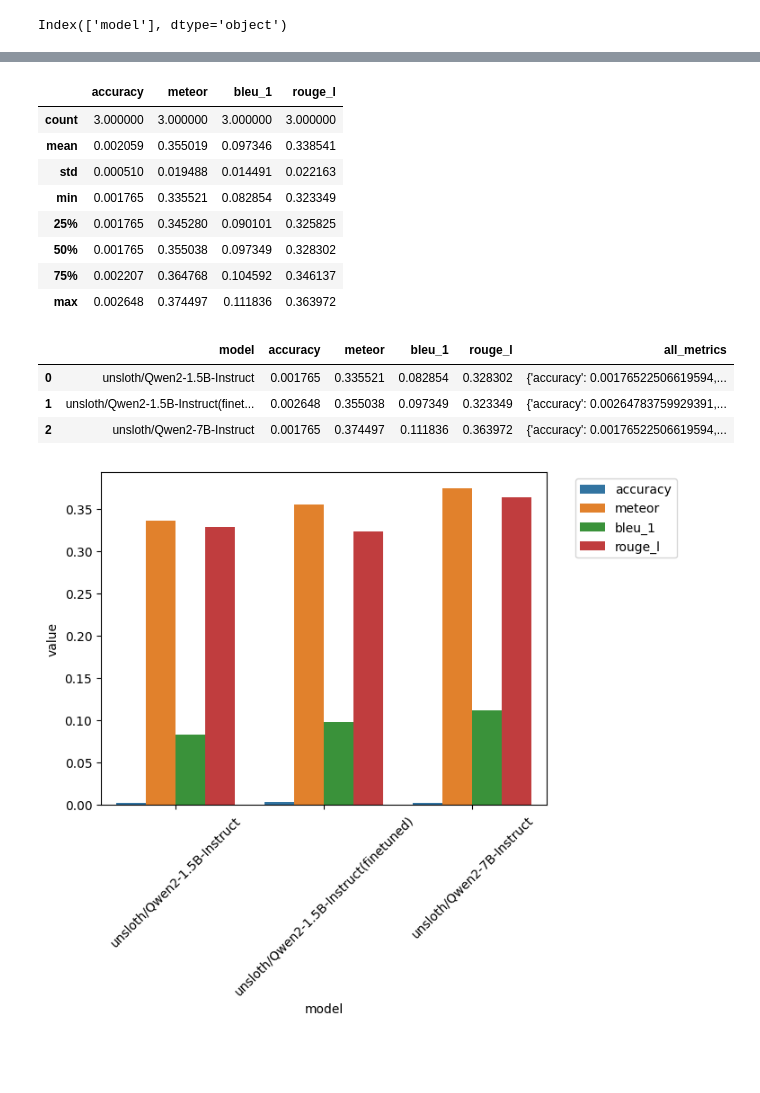
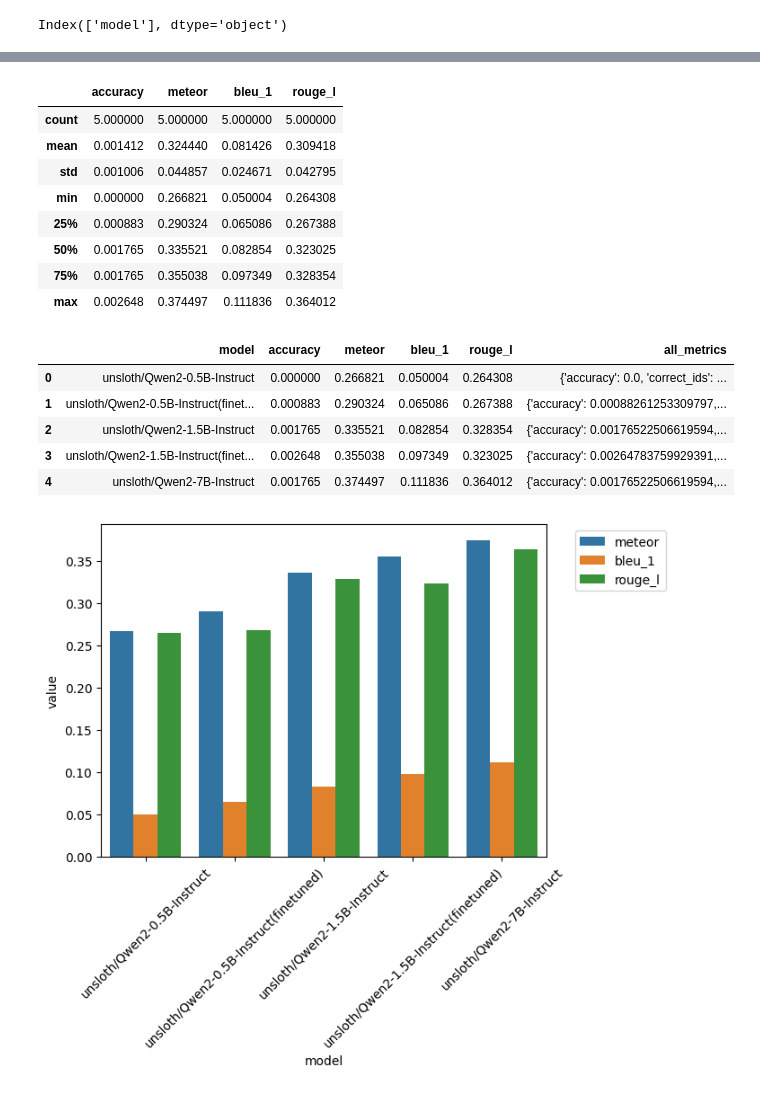
Before and after one commit to smu-ai/novel-translation, a Jupyter notebook: notebooks/00_Data Analysis.ipynb, the cells around one changed output, grey strips where cells are left out. Saved outputs shown, nothing was run; the diff lists cells and outputs as text; code cells hidden in the pictures; blank space fills up the shorter version.

Commit message:
added results for 0.5b base model

```diff
--- a/notebooks/00_Data Analysis.ipynb
+++ b/notebooks/00_Data Analysis.ipynb
@@ -89,6 +89,6 @@ Index(['index', 'chinese', 'english', 'unsloth/Qwen2-0.5B-Instruct(finetuned)',
       dtype='object')
 # %%
-metrics_df = pd.DataFrame(df.columns.T)[4:]
+metrics_df = pd.DataFrame(df.columns.T)[2:]
 # metrics_df.reset_index(inplace=True)
 metrics_df
 # %% [output]
@@ -126,7 +132,7 @@ meteor = []
 bleu_1 = []
 rouge_l = []
 all_metrics = []
-for col in df.columns[4:]:
+for col in df.columns[2:]:
     metrics = calc_metrics(df["english"], df[col], debug=True)
     print(f"{col}: {metrics}")
 
@@ -155,41 +157,43 @@ unsloth/Qwen2-7B-Instruct: {'accuracy': 0.00176522506619594, 'correct_ids': [364
 metrics_df.describe()
 # %% [output]
 |  | accuracy | meteor | bleu_1 | rouge_l |
-| count | 3.000000 | 3.000000 | 3.000000 | 3.000000 |
-| mean | 0.002059 | 0.355019 | 0.097346 | 0.338541 |
-| std | 0.000510 | 0.019488 | 0.014491 | 0.022163 |
-| min | 0.001765 | 0.335521 | 0.082854 | 0.323349 |
-| 25% | 0.001765 | 0.345280 | 0.090101 | 0.325825 |
-| 50% | 0.001765 | 0.355038 | 0.097349 | 0.328302 |
-| 75% | 0.002207 | 0.364768 | 0.104592 | 0.346137 |
-| max | 0.002648 | 0.374497 | 0.111836 | 0.363972 |
+| count | 5.000000 | 5.000000 | 5.000000 | 5.000000 |
+| mean | 0.001412 | 0.324440 | 0.081426 | 0.309418 |
+| std | 0.001006 | 0.044857 | 0.024671 | 0.042795 |
+| min | 0.000000 | 0.266821 | 0.050004 | 0.264308 |
+| 25% | 0.000883 | 0.290324 | 0.065086 | 0.267388 |
+| 50% | 0.001765 | 0.335521 | 0.082854 | 0.323025 |
+| 75% | 0.001765 | 0.355038 | 0.097349 | 0.328354 |
+| max | 0.002648 | 0.374497 | 0.111836 | 0.364012 |
 # %%
 metrics_df
 # %% [output]
 |  | model | accuracy | meteor | bleu_1 | rouge_l | all_metrics |
-| 0 | unsloth/Qwen2-1.5B-Instruct | 0.001765 | 0.335521 | 0.082854 | 0.328302 | {'accuracy': 0.00176522506619594,... |
-| 1 | unsloth/Qwen2-1.5B-Instruct(finet... | 0.002648 | 0.355038 | 0.097349 | 0.323349 | {'accuracy': 0.00264783759929391,... |
-| 2 | unsloth/Qwen2-7B-Instruct | 0.001765 | 0.374497 | 0.111836 | 0.363972 | {'accuracy': 0.00176522506619594,... |
+| 0 | unsloth/Qwen2-0.5B-Instruct | 0.000000 | 0.266821 | 0.050004 | 0.264308 | {'accuracy': 0.0, 'correct_ids': ... |
+| 1 | unsloth/Qwen2-0.5B-Instruct(finet... | 0.000883 | 0.290324 | 0.065086 | 0.267388 | {'accuracy': 0.00088261253309797,... |
+| 2 | unsloth/Qwen2-1.5B-Instruct | 0.001765 | 0.335521 | 0.082854 | 0.328354 | {'accuracy': 0.00176522506619594,... |
+| 3 | unsloth/Qwen2-1.5B-Instruct(finet... | 0.002648 | 0.355038 | 0.097349 | 0.323025 | {'accuracy': 0.00264783759929391,... |
+| 4 | unsloth/Qwen2-7B-Instruct | 0.001765 | 0.374497 | 0.111836 | 0.364012 | {'accuracy': 0.00176522506619594,... |
 # %%
 import pandas as pd
 import seaborn as sns
 import matplotlib.pyplot as plt
 
 # Assuming `df` is your DataFrame and 'category', 'value1', 'value2', 'value3' are columns in `df`
 df_melted = pd.melt(
-    metrics_df, id_vars="model", value_vars=["accuracy", "meteor", "bleu_1", "rouge_l"]
+    metrics_df, id_vars="model", value_vars=["meteor", "bleu_1", "rouge_l"]
 )
 
 sns.barplot(x="model", y="value", hue="variable", data=df_melted)
 
 plt.xticks(rotation=45)  # Rotate labels by 45 degrees
 
 # Move the legend to an empty part of the plot
 plt.legend(bbox_to_anchor=(1.05, 1), loc="upper left")
 
 plt.show()
 # %% [output]
-[figure, old version]
+[figure, new version]
 # %%
 import pandas as pd
 import seaborn as sns
```
Also changed, not shown: parts of 9 cells of this notebook, 4 other files.
